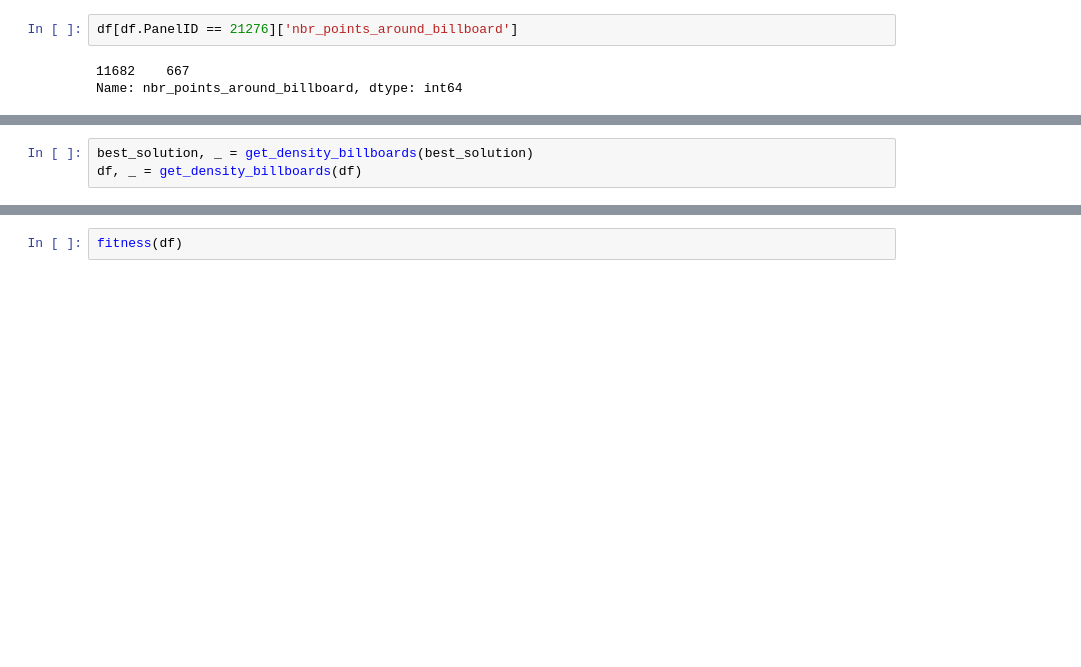
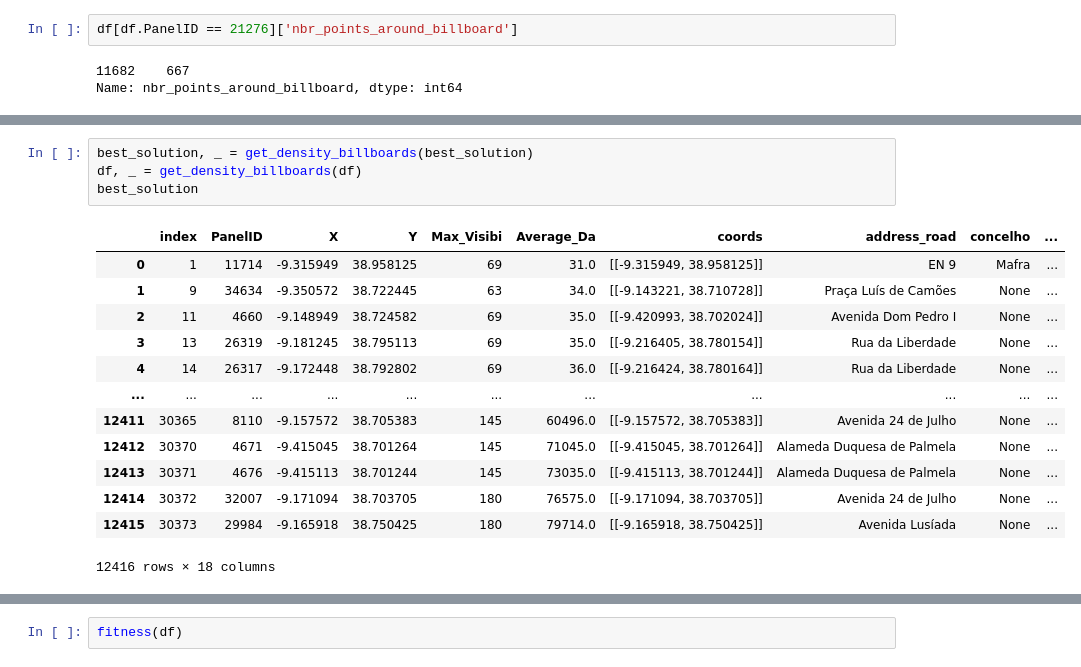
Before and after one commit to TiagoFilipeSousaGoncalves/wdl-tech-moguls, a Jupyter notebook: stage-4/Deliverable.ipynb, the cells around one changed output, grey strips where cells are left out. Drawn from its saved outputs; the diff is of its cells as text; blank space fills up the shorter version.

```diff
--- a/stage-4/Deliverable.ipynb
+++ b/stage-4/Deliverable.ipynb
@@ -380,6 +492,21 @@ Name: nbr_points_around_billboard, dtype: int64
 # %%
 best_solution, _ = get_density_billboards(best_solution)
 df, _ = get_density_billboards(df)
+best_solution
+# %% [output]
+|  | index | PanelID | X | Y | Max_Visibi | Average_Da | coords | address_road | concelho | ... |
+| 0 | 1 | 11714 | -9.315949 | 38.958125 | 69 | 31.0 | [[-9.315949, 38.958125]] | EN 9 | Mafra | ... |
+| 1 | 9 | 34634 | -9.350572 | 38.722445 | 63 | 34.0 | [[-9.143221, 38.710728]] | Praça Luís de Camões | None | ... |
+| 2 | 11 | 4660 | -9.148949 | 38.724582 | 69 | 35.0 | [[-9.420993, 38.702024]] | Avenida Dom Pedro I | None | ... |
+| 3 | 13 | 26319 | -9.181245 | 38.795113 | 69 | 35.0 | [[-9.216405, 38.780154]] | Rua da Liberdade | None | ... |
+| 4 | 14 | 26317 | -9.172448 | 38.792802 | 69 | 36.0 | [[-9.216424, 38.780164]] | Rua da Liberdade | None | ... |
+| ... | ... | ... | ... | ... | ... | ... | ... | ... | ... | ... |
+| 12411 | 30365 | 8110 | -9.157572 | 38.705383 | 145 | 60496.0 | [[-9.157572, 38.705383]] | Avenida 24 de Julho | None | ... |
+| 12412 | 30370 | 4671 | -9.415045 | 38.701264 | 145 | 71045.0 | [[-9.415045, 38.701264]] | Alameda Duquesa de Palmela | None | ... |
+| 12413 | 30371 | 4676 | -9.415113 | 38.701244 | 145 | 73035.0 | [[-9.415113, 38.701244]] | Alameda Duquesa de Palmela | None | ... |
+| 12414 | 30372 | 32007 | -9.171094 | 38.703705 | 180 | 76575.0 | [[-9.171094, 38.703705]] | Avenida 24 de Julho | None | ... |
+| 12415 | 30373 | 29984 | -9.165918 | 38.750425 | 180 | 79714.0 | [[-9.165918, 38.750425]] | Avenida Lusíada | None | ... |
+12416 rows × 18 columns
 # %%
 fitness(best_solution)
 # %% [output]
```
Also changed, not shown: parts of 21 cells of this notebook.
